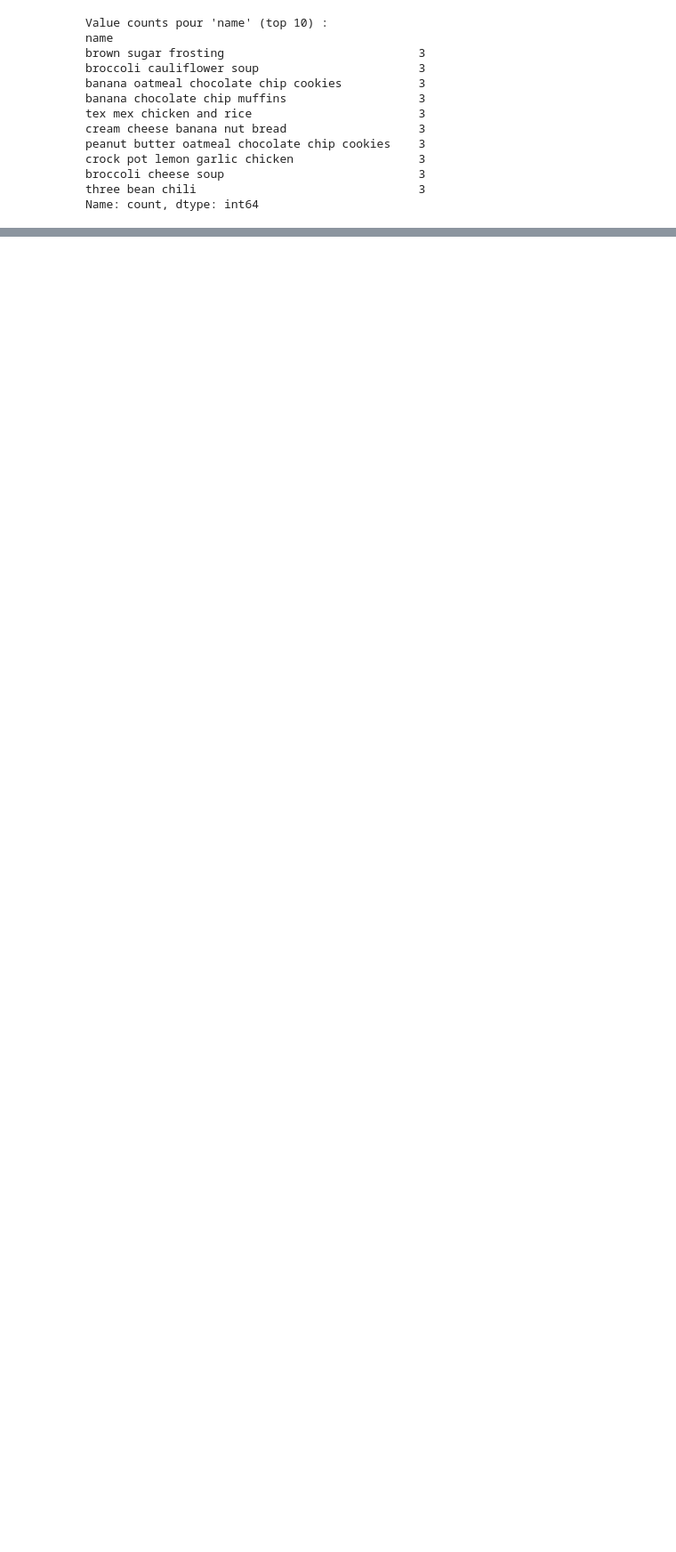
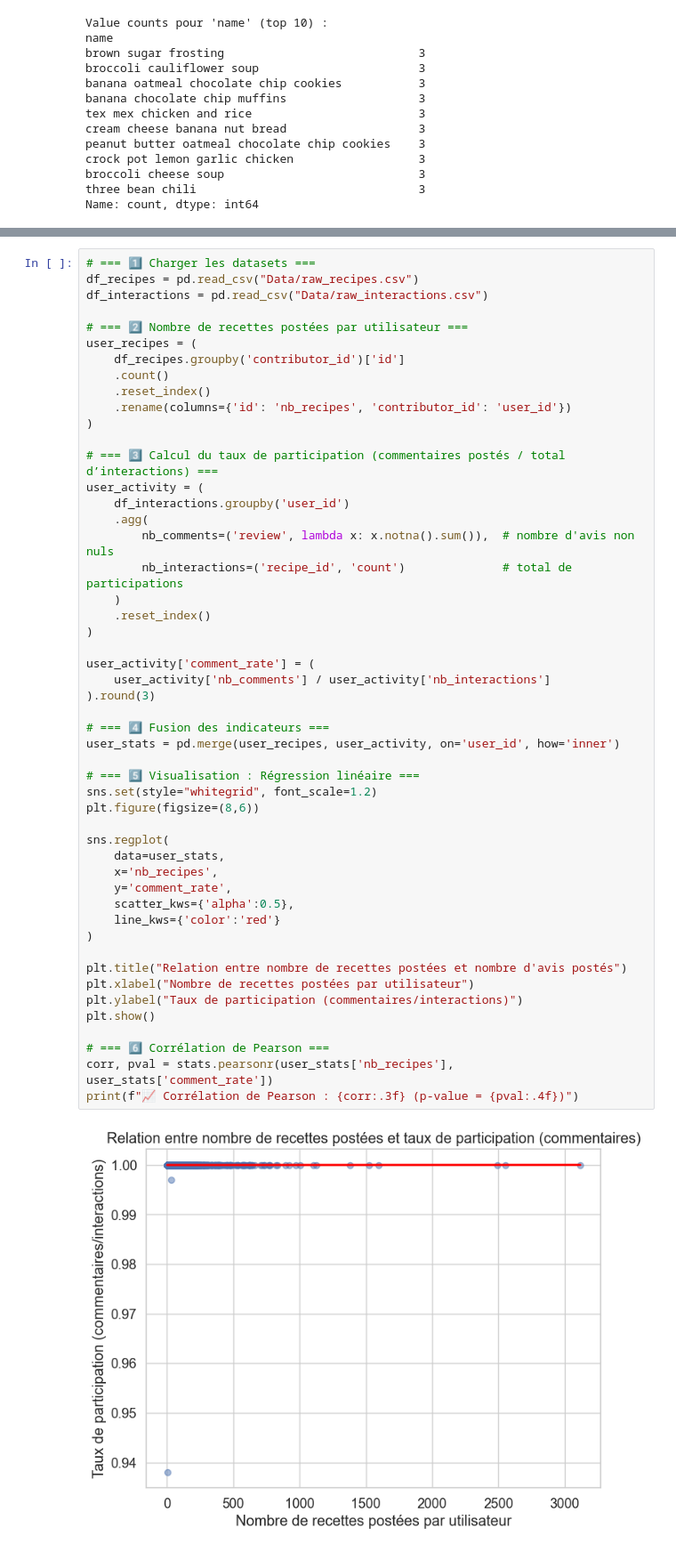
Before and after one commit to Durantoine/mange-ta-main, a Jupyter notebook: EDA/data_exploration.ipynb, the cells around one changed output, grey strips where cells are left out. Shown at 89% size. Saved outputs shown, nothing was run; the diff lists cells and outputs as text; blank space fills up the shorter version.

```diff
--- a/EDA/data_exploration.ipynb
+++ b/EDA/data_exploration.ipynb
@@ -240,0 +501,52 @@ Name: count, dtype: int64
+# %%
+# === 1️⃣ Charger les datasets ===
+df_recipes = pd.read_csv("Data/raw_recipes.csv")
+df_interactions = pd.read_csv("Data/raw_interactions.csv")
+
+# === 2️⃣ Nombre de recettes postées par utilisateur ===
+user_recipes = (
+    df_recipes.groupby('contributor_id')['id']
+    .count()
+    .reset_index()
+    .rename(columns={'id': 'nb_recipes', 'contributor_id': 'user_id'})
+)
+
+# === 3️⃣ Calcul du taux de participation (commentaires postés / total d’interactions) ===
+user_activity = (
+    df_interactions.groupby('user_id')
+    .agg(
+        nb_comments=('review', lambda x: x.notna().sum()),  # nombre d'avis non nuls
+        nb_interactions=('recipe_id', 'count')              # total de participations
+    )
+    .reset_index()
+)
+
+user_activity['comment_rate'] = (
+    user_activity['nb_comments'] / user_activity['nb_interactions']
+).round(3)
+
+# === 4️⃣ Fusion des indicateurs ===
+user_stats = pd.merge(user_recipes, user_activity, on='user_id', how='inner')
+
+# === 5️⃣ Visualisation : Régression linéaire ===
+sns.set(style="whitegrid", font_scale=1.2)
+plt.figure(figsize=(8,6))
+
+sns.regplot(
+    data=user_stats,
+    x='nb_recipes',
+    y='comment_rate',
+    scatter_kws={'alpha':0.5},
+    line_kws={'color':'red'}
+)
+
+plt.title("Relation entre nombre de recettes postées et nombre d'avis postés")
+plt.xlabel("Nombre de recettes postées par utilisateur")
+plt.ylabel("Taux de participation (commentaires/interactions)")
+plt.show()
+
+# === 6️⃣ Corrélation de Pearson ===
+corr, pval = stats.pearsonr(user_stats['nb_recipes'], user_stats['comment_rate'])
+print(f"📈 Corrélation de Pearson : {corr:.3f} (p-value = {pval:.4f})")
+# %% [output]
+[figure, added]
```
Also changed, not shown: parts of 22 cells of this notebook.
